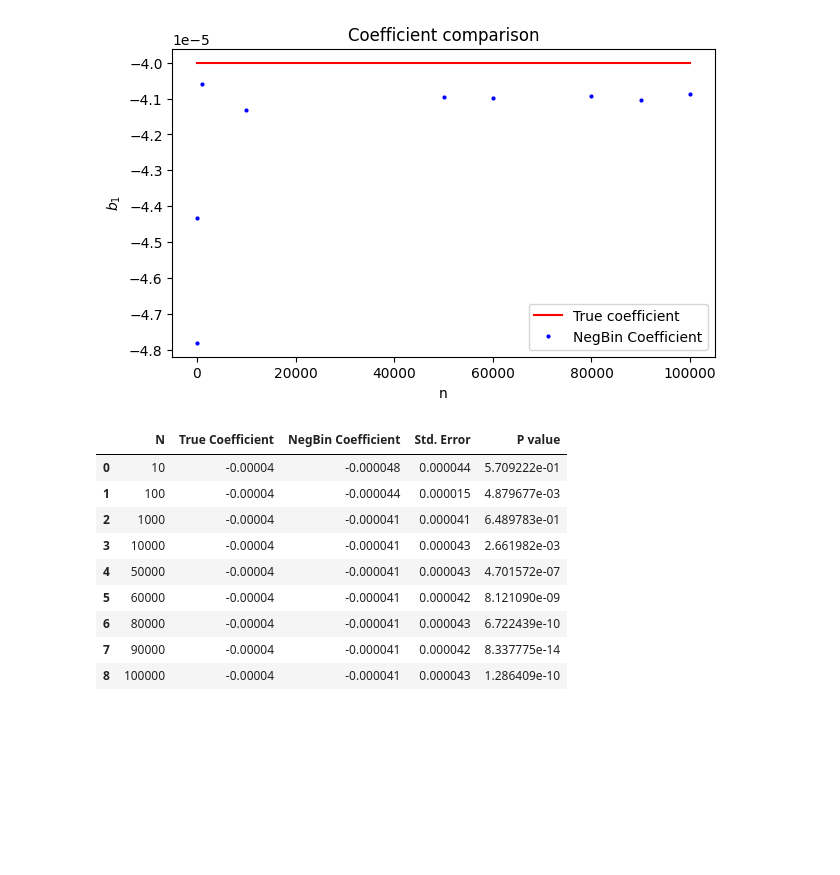
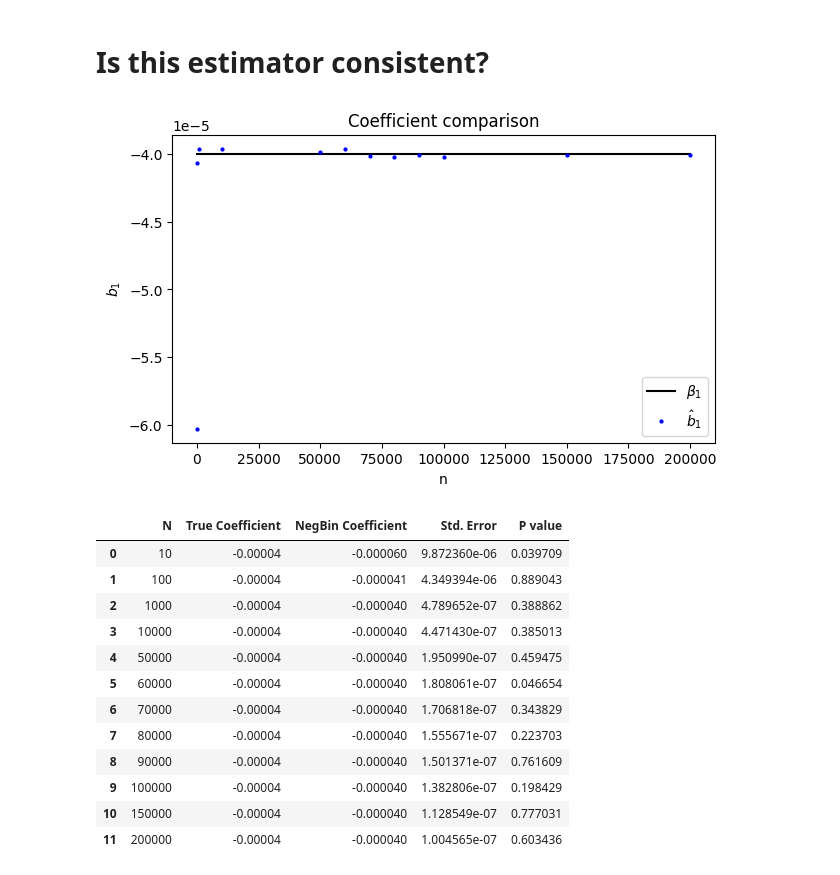
Before and after one commit to mraystaf/Econ588Project, a Jupyter notebook: NegativeBinomial_Likelihood.ipynb, the cells around one changed output. Drawn from its saved outputs; the diff is of its cells as text; code cells hidden in the pictures; blank space fills up the shorter version.

```diff
--- a/NegativeBinomial_Likelihood.ipynb
+++ b/NegativeBinomial_Likelihood.ipynb
@@ -166,16 +153,17 @@ negbin_coeffs = []
 standard_errors = []
 tobit_coeffs = []
 p_value = []
-avg_me_negbin = np.zeros(100, dtype=np.float128)
-avg_me_tobit = np.zeros(100, dtype=np.float128)
-avg_me_truth = np.zeros(100, dtype=np.float128)
+avg_me_negbin = np.zeros(100)
+avg_me_tobit = np.zeros(100)
+avg_me_truth = np.zeros(100)
 n = 10000
-analysis = NegativeBinomialAnalysis(generate_plots=False)
+
 for i in tqdm(range(100)):
     graph_results = False
-    if i == 1:
+    if i == 0:
         graph_results = True
 
+    analysis = NegativeBinomialAnalysis(generate_plots=False)
     analysis.generate_data(n=n)
     analysis.solve_negbin(suppress_output=True)
     analysis.solve_tobit(suppress_output=True)
@@ -204,16 +192,16 @@ plt.show()
+# %% [markdown]
+# Is this estimator consistent?
 # %%
 # Make a table for various values of n
 results = pd.DataFrame()
-n_list = [10, 100, 1000, 10000, 50000, 60000, 80000, 90000, 100000]
+n_list = [10, 100, 1000, 10000, 50000, 60000, 70000, 80000, 90000, 100000, 150000, 200000]
 true_betas = []
 negbin_coeffs = []
 standard_errors = []
 tobit_coeffs = []
 p_value = []
-
+test = NegativeBinomialAnalysis(generate_plots=False)
 for n in tqdm(n_list):
-
-    test = NegativeBinomialAnalysis(generate_plots=False)
     test.generate_data(n=n)
     test.solve_negbin(suppress_output=True)
     test.solve_tobit(suppress_output=True)
@@ -221,7 +209,7 @@ for n in tqdm(n_list):
 
     true_betas.append(test.true_beta[1])
     negbin_coeffs.append(test.beta_negbin[1])
-    standard_errors.append(np.sqrt(test.V[1,1]))
+    standard_errors.append(np.sqrt( (1/n) * test.V[1,1]))
 
     #Extract the p value for beta1
     W, p = test.Wald(R=np.array([[0,1]]), b=test.beta_negbin, r=true_betas[-1])
@@ -235,29 +223,30 @@ results = pd.DataFrame({
     'P value': p_value
 })
 # %%
-# NOTE: The estimator is biased. Overestimates. Run a Wald test, increasing n => more likely to different from the true beta valu
-# results = results
 fig, axs = plt.subplots(1, figsize=(7,4))
-axs.plot(results['N'], results['True Coefficient'], 'r-', markersize=2, label="True coefficient")
-axs.plot(results['N'], results['NegBin Coefficient'], 'bo', markersize=2, label="NegBin Coefficient")
+axs.plot(results['N'], results['True Coefficient'], 'k-', markersize=2, label=r"$ \beta_1 $")
+axs.plot(results['N'], results['NegBin Coefficient'], 'bo', markersize=2, label=r"$\hat b_1$")
 axs.legend()
 axs.set_xlabel("n")
 axs.set_ylabel("$b_1$")
 axs.set_title("Coefficient comparison")
 plt.show()
 results
 # %% [output]
-[figure, old version]
+[figure, new version]
 |  | N | True Coefficient | NegBin Coefficient | Std. Error | P value |
-| 0 | 10 | -0.00004 | -0.000048 | 0.000044 | 5.709222e-01 |
-| 1 | 100 | -0.00004 | -0.000044 | 0.000015 | 4.879677e-03 |
-| 2 | 1000 | -0.00004 | -0.000041 | 0.000041 | 6.489783e-01 |
-| 3 | 10000 | -0.00004 | -0.000041 | 0.000043 | 2.661982e-03 |
-| 4 | 50000 | -0.00004 | -0.000041 | 0.000043 | 4.701572e-07 |
-| 5 | 60000 | -0.00004 | -0.000041 | 0.000042 | 8.121090e-09 |
-| 6 | 80000 | -0.00004 | -0.000041 | 0.000043 | 6.722439e-10 |
-| 7 | 90000 | -0.00004 | -0.000041 | 0.000042 | 8.337775e-14 |
-| 8 | 100000 | -0.00004 | -0.000041 | 0.000043 | 1.286409e-10 |
+| 0 | 10 | -0.00004 | -0.000060 | 9.872360e-06 | 0.039709 |
+| 1 | 100 | -0.00004 | -0.000041 | 4.349394e-06 | 0.889043 |
+| 2 | 1000 | -0.00004 | -0.000040 | 4.789652e-07 | 0.388862 |
+| 3 | 10000 | -0.00004 | -0.000040 | 4.471430e-07 | 0.385013 |
+| 4 | 50000 | -0.00004 | -0.000040 | 1.950990e-07 | 0.459475 |
+| 5 | 60000 | -0.00004 | -0.000040 | 1.808061e-07 | 0.046654 |
+| 6 | 70000 | -0.00004 | -0.000040 | 1.706818e-07 | 0.343829 |
+| 7 | 80000 | -0.00004 | -0.000040 | 1.555671e-07 | 0.223703 |
+| 8 | 90000 | -0.00004 | -0.000040 | 1.501371e-07 | 0.761609 |
+| 9 | 100000 | -0.00004 | -0.000040 | 1.382806e-07 | 0.198429 |
+| 10 | 150000 | -0.00004 | -0.000040 | 1.128549e-07 | 0.777031 |
+| 11 | 200000 | -0.00004 | -0.000040 | 1.004565e-07 | 0.603436 |
 # %%
 # Create a histogram for the slides
 pizza = NBinomRandomDataGenerator(size=10000)
```
Also changed, not shown: parts of 4 cells of this notebook, 2 other files.
